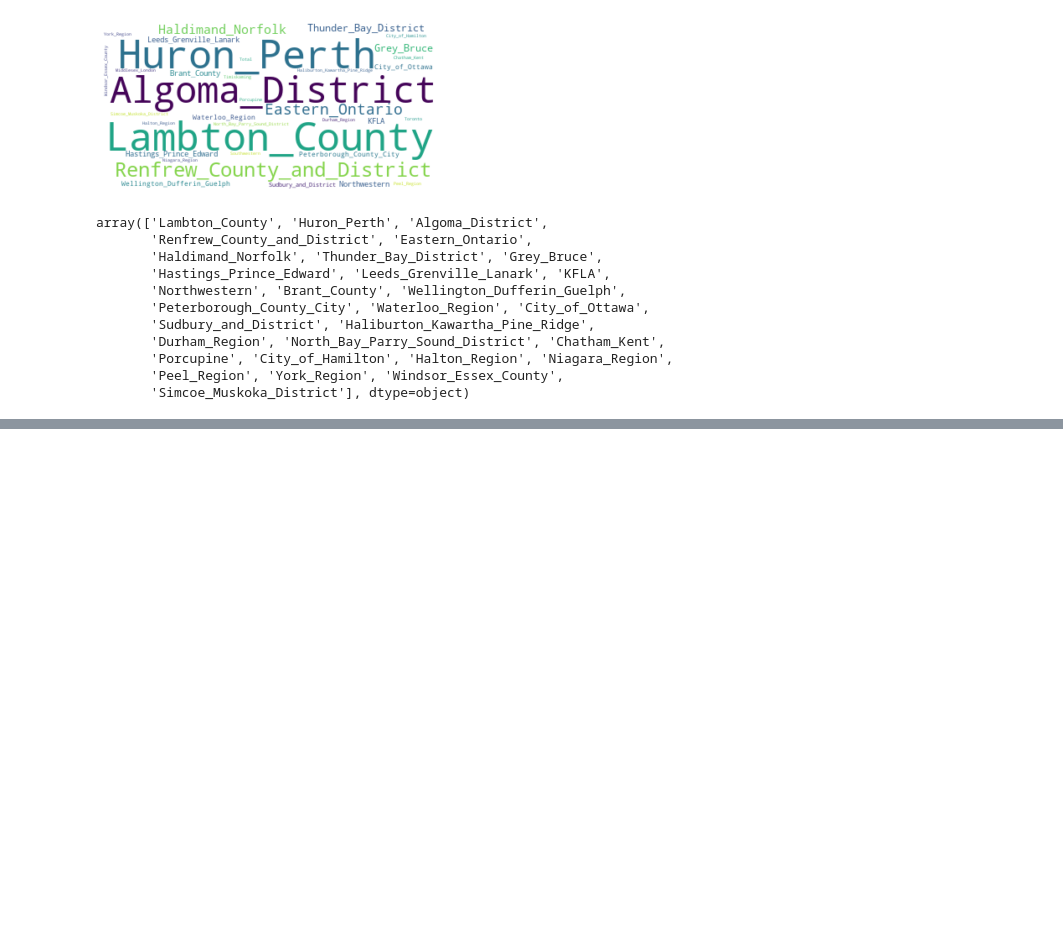
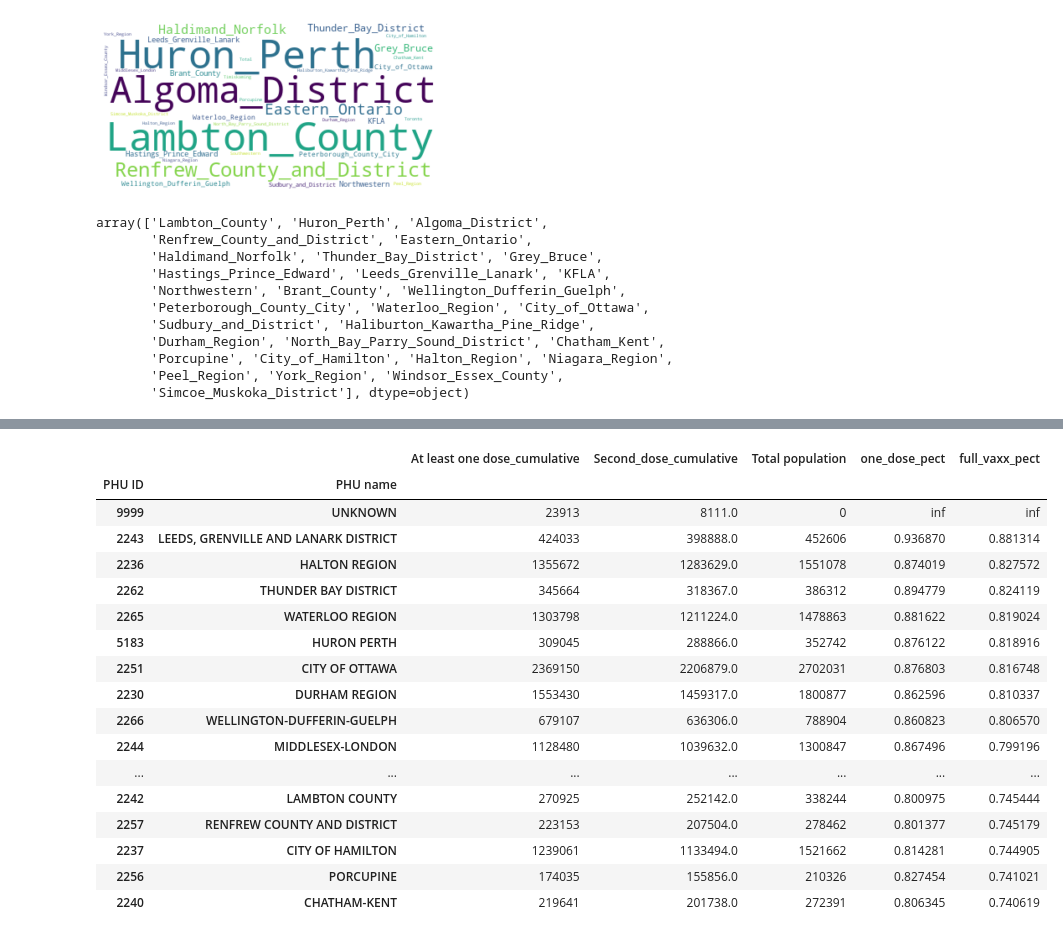
Before and after one commit to keqideng/data_analysis_portfolio_project, a Jupyter notebook: ontario_covid_analysis/ontario_covid_analysis.ipynb, the cells around one changed output, grey strips where cells are left out. Drawn from its saved outputs; the diff is of its cells as text; code cells hidden in the pictures; blank space fills up the shorter version.

Commit message:
update ontario_covid_analysis

```diff
--- a/ontario_covid_analysis/ontario_covid_analysis.ipynb
+++ b/ontario_covid_analysis/ontario_covid_analysis.ipynb
@@ -312,0 +318,5 @@ array(['Lambton_County', 'Huron_Perth', 'Algoma_District',
+# %%
+#Data from Ontario OpenData, updated daily
+on_vaxx_df = df_csv('https://data.ontario.ca/dataset/752ce2b7-c15a-4965-a3dc-397bf405e7cc/resource/2a362139-b782-43b1-b3cb-078a2ef19524/download/vaccines_by_age_phu.csv')
+on_vaxx_df['Date'] = pd.to_datetime(on_vaxx_df.Date)
+on_vaxx_df.info()
@@ -312,0 +355,5 @@ array(['Lambton_County', 'Huron_Perth', 'Algoma_District',
+# %%
+#Find the most recent data:
+
+on_vaxx_rn_df = on_vaxx_df[on_vaxx_df.Date == np.datetime64(datetime.today().date())]
+on_vaxx_rn_df.info()
@@ -312,0 +377,4 @@ array(['Lambton_County', 'Huron_Perth', 'Algoma_District',
+# %%
+#First we ignore the age group difference, focus on the district
+on_vaxx_piv = pd.pivot_table(data=on_vaxx_rn_df, values=['At least one dose_cumulative','Second_dose_cumulative','Total population'], index=['PHU ID','PHU name'], aggfunc=np.sum)
+on_vaxx_piv
@@ -312,0 +400,25 @@ array(['Lambton_County', 'Huron_Perth', 'Algoma_District',
+# %%
+#Calculate the percentage
+on_vaxx_piv['one_dose_pect'] = on_vaxx_piv['At least one dose_cumulative']/on_vaxx_piv['Total population']
+on_vaxx_piv['full_vaxx_pect'] = on_vaxx_piv['Second_dose_cumulative']/on_vaxx_piv['Total population']
+on_vaxx_piv.sort_values(by='full_vaxx_pect', ascending=False, inplace=True)
+on_vaxx_piv
+# %% [output]
+|  |  | At least one dose_cumulative | Second_dose_cumulative | Total population | one_dose_pect | full_vaxx_pect |
+| PHU ID | PHU name |  |  |  |  |  |
+| 9999 | UNKNOWN | 23913 | 8111.0 | 0 | inf | inf |
+| 2243 | LEEDS, GRENVILLE AND LANARK DISTRICT | 424033 | 398888.0 | 452606 | 0.936870 | 0.881314 |
+| 2236 | HALTON REGION | 1355672 | 1283629.0 | 1551078 | 0.874019 | 0.827572 |
+| 2262 | THUNDER BAY DISTRICT | 345664 | 318367.0 | 386312 | 0.894779 | 0.824119 |
+| 2265 | WATERLOO REGION | 1303798 | 1211224.0 | 1478863 | 0.881622 | 0.819024 |
+| 5183 | HURON PERTH | 309045 | 288866.0 | 352742 | 0.876122 | 0.818916 |
+| 2251 | CITY OF OTTAWA | 2369150 | 2206879.0 | 2702031 | 0.876803 | 0.816748 |
+| 2230 | DURHAM REGION | 1553430 | 1459317.0 | 1800877 | 0.862596 | 0.810337 |
+| 2266 | WELLINGTON-DUFFERIN-GUELPH | 679107 | 636306.0 | 788904 | 0.860823 | 0.806570 |
+| 2244 | MIDDLESEX-LONDON | 1128480 | 1039632.0 | 1300847 | 0.867496 | 0.799196 |
+| ... | ... | ... | ... | ... | ... | ... |
+| 2242 | LAMBTON COUNTY | 270925 | 252142.0 | 338244 | 0.800975 | 0.745444 |
+| 2257 | RENFREW COUNTY AND DISTRICT | 223153 | 207504.0 | 278462 | 0.801377 | 0.745179 |
+| 2237 | CITY OF HAMILTON | 1239061 | 1133494.0 | 1521662 | 0.814281 | 0.744905 |
+| 2256 | PORCUPINE | 174035 | 155856.0 | 210326 | 0.827454 | 0.741021 |
+| 2240 | CHATHAM-KENT | 219641 | 201738.0 | 272391 | 0.806345 | 0.740619 |
```
Also changed, not shown: parts of 7 cells of this notebook.
